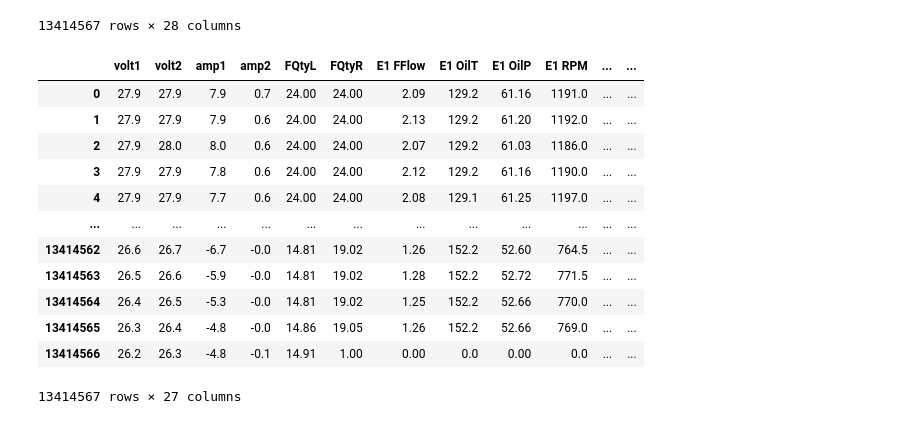
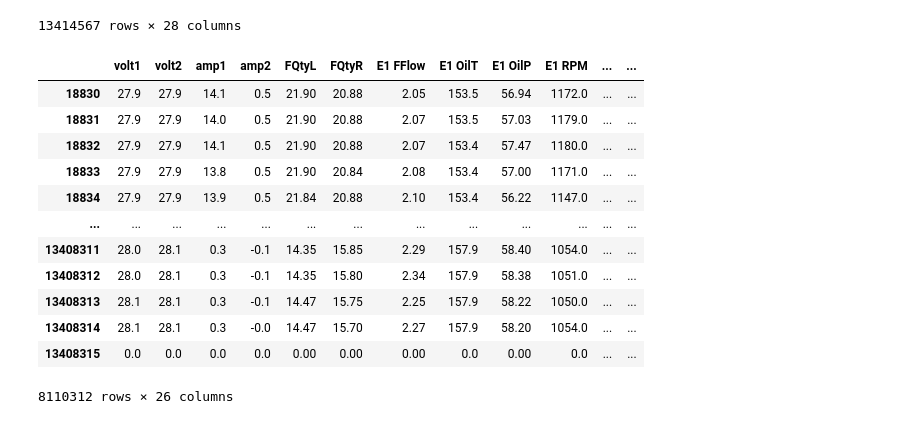
Before and after one commit to Rainmaker519/NGAFID_Anomaly_Detection, a Jupyter notebook: Charlie-Code/standup3-Copy1.ipynb, the cells around one changed output. Saved outputs shown, nothing was run; the diff lists cells and outputs as text; code cells hidden in the pictures.

```diff
--- a/Charlie-Code/standup3-Copy1.ipynb
+++ b/Charlie-Code/standup3-Copy1.ipynb
@@ -58,48 +40,25 @@ data
 | 13414566 | 26.2 | 26.3 | -4.8 | -0.1 | 14.91 | 1.00 | 0.00 | 0.0 | 0.00 | 0.0 | ... | ... |
 13414567 rows × 28 columns
 # %%
-#data = data.drop('Unnamed: 0',axis=1)
 data = data.drop('date_diff',axis=1)
 dataBefore = data[(data['before_after']==0)]
 dataAfter = data[(data['before_after']==1)]
-dataBefore = dataBefore.drop('date_diff',axis=1)
-dataAfter = dataAfter.drop('date_diff',axis=1)
-#data = data.drop('before_after',axis=1)
-
-#data = data.drop('simulationRun',axis=1)
-#data = data.drop('sample',axis=1)
-data
+dataBefore = dataBefore.drop('before_after',axis=1)
+dataAfter = dataAfter.drop('before_after',axis=1)
-# %% [output]
-|  | volt1 | volt2 | amp1 | amp2 | FQtyL | FQtyR | E1 FFlow | E1 OilT | E1 OilP | E1 RPM | ... | ... |
-| 0 | 27.9 | 27.9 | 7.9 | 0.7 | 24.00 | 24.00 | 2.09 | 129.2 | 61.16 | 1191.0 | ... | ... |
-| 1 | 27.9 | 27.9 | 7.9 | 0.6 | 24.00 | 24.00 | 2.13 | 129.2 | 61.20 | 1192.0 | ... | ... |
-| 2 | 27.9 | 28.0 | 8.0 | 0.6 | 24.00 | 24.00 | 2.07 | 129.2 | 61.03 | 1186.0 | ... | ... |
-| 3 | 27.9 | 27.9 | 7.8 | 0.6 | 24.00 | 24.00 | 2.12 | 129.2 | 61.16 | 1190.0 | ... | ... |
-| 4 | 27.9 | 27.9 | 7.7 | 0.6 | 24.00 | 24.00 | 2.08 | 129.1 | 61.25 | 1197.0 | ... | ... |
-| ... | ... | ... | ... | ... | ... | ... | ... | ... | ... | ... | ... | ... |
-| 13414562 | 26.6 | 26.7 | -6.7 | -0.0 | 14.81 | 19.02 | 1.26 | 152.2 | 52.60 | 764.5 | ... | ... |
-| 13414563 | 26.5 | 26.6 | -5.9 | -0.0 | 14.81 | 19.02 | 1.28 | 152.2 | 52.72 | 771.5 | ... | ... |
-| 13414564 | 26.4 | 26.5 | -5.3 | -0.0 | 14.81 | 19.02 | 1.25 | 152.2 | 52.66 | 770.0 | ... | ... |
-| 13414565 | 26.3 | 26.4 | -4.8 | -0.0 | 14.86 | 19.05 | 1.26 | 152.2 | 52.66 | 769.0 | ... | ... |
-| 13414566 | 26.2 | 26.3 | -4.8 | -0.1 | 14.91 | 1.00 | 0.00 | 0.0 | 0.00 | 0.0 | ... | ... |
-13414567 rows × 27 columns
 # %%
-#dataTest = dataTest[dataTest['simulationRun']==218]
-#faultNumbersT = dataTest.get('faultNumber')
-#
-#dataTest = dataTest.drop('Unnamed: 0',axis=1)
-#dataTest = dataTest.drop('faultNumber',axis=1)
-#dataTest = dataTest.drop('simulationRun',axis=1)
-#dataTest = dataTest.drop('sample',axis=1)
-#dataTest = data
-#dataTest = dataTest.iloc(0)[0:19500] #test A and B
-#dataTest = dataTest.iloc(0)[19500:38500] #test C and D
-#dataTest = dataTest.iloc(0)[39000:58000]
-
-#faultNumbersTest = []
-#for i in faultNumbersT:
-    #faultNumbersTest.append(i)
-
-#data = data.astype('float64')
-#dataTest = dataTest.astype('float64')
+dataBefore
+# %% [output]
+|  | volt1 | volt2 | amp1 | amp2 | FQtyL | FQtyR | E1 FFlow | E1 OilT | E1 OilP | E1 RPM | ... | ... |
+| 18830 | 27.9 | 27.9 | 14.1 | 0.5 | 21.90 | 20.88 | 2.05 | 153.5 | 56.94 | 1172.0 | ... | ... |
+| 18831 | 27.9 | 27.9 | 14.0 | 0.5 | 21.90 | 20.88 | 2.07 | 153.5 | 57.03 | 1179.0 | ... | ... |
+| 18832 | 27.9 | 27.9 | 14.1 | 0.5 | 21.90 | 20.88 | 2.07 | 153.4 | 57.47 | 1180.0 | ... | ... |
+| 18833 | 27.9 | 27.9 | 13.8 | 0.5 | 21.90 | 20.84 | 2.08 | 153.4 | 57.00 | 1171.0 | ... | ... |
+| 18834 | 27.9 | 27.9 | 13.9 | 0.5 | 21.84 | 20.88 | 2.10 | 153.4 | 56.22 | 1147.0 | ... | ... |
+| ... | ... | ... | ... | ... | ... | ... | ... | ... | ... | ... | ... | ... |
+| 13408311 | 28.0 | 28.1 | 0.3 | -0.1 | 14.35 | 15.85 | 2.29 | 157.9 | 58.40 | 1054.0 | ... | ... |
+| 13408312 | 28.0 | 28.1 | 0.3 | -0.1 | 14.35 | 15.80 | 2.34 | 157.9 | 58.38 | 1051.0 | ... | ... |
+| 13408313 | 28.1 | 28.1 | 0.3 | -0.1 | 14.47 | 15.75 | 2.25 | 157.9 | 58.22 | 1050.0 | ... | ... |
+| 13408314 | 28.1 | 28.1 | 0.3 | -0.0 | 14.47 | 15.70 | 2.27 | 157.9 | 58.20 | 1054.0 | ... | ... |
+| 13408315 | 0.0 | 0.0 | 0.0 | 0.0 | 0.00 | 0.00 | 0.00 | 0.0 | 0.00 | 0.0 | ... | ... |
+8110312 rows × 26 columns
 # %%
```
Also changed, not shown: parts of 14 cells of this notebook.
